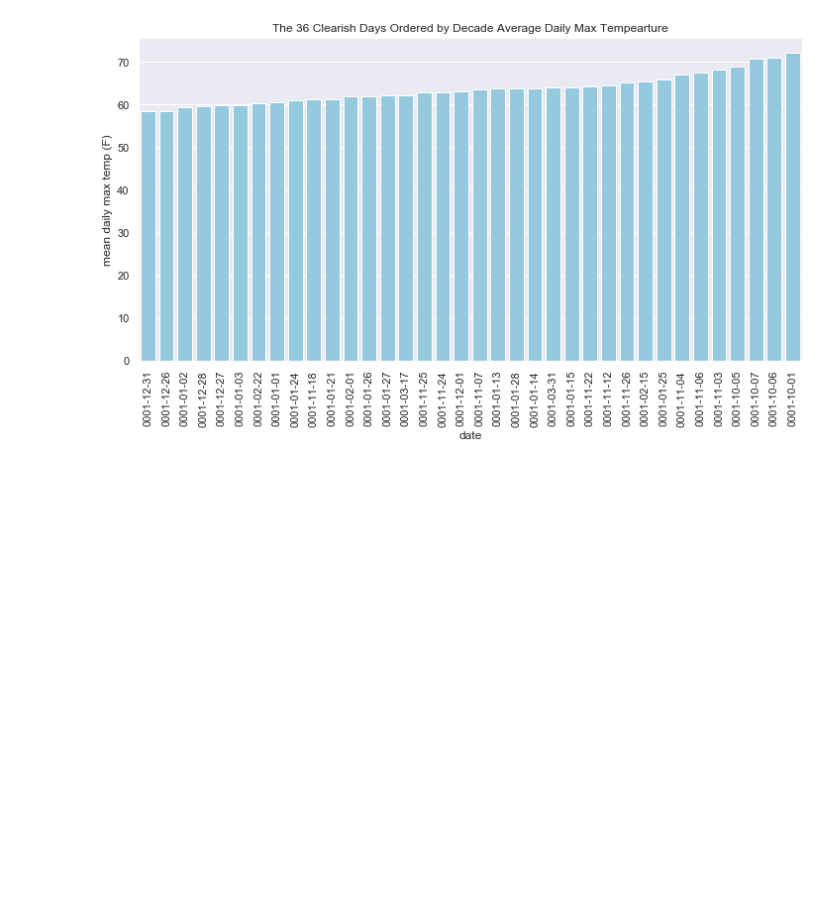
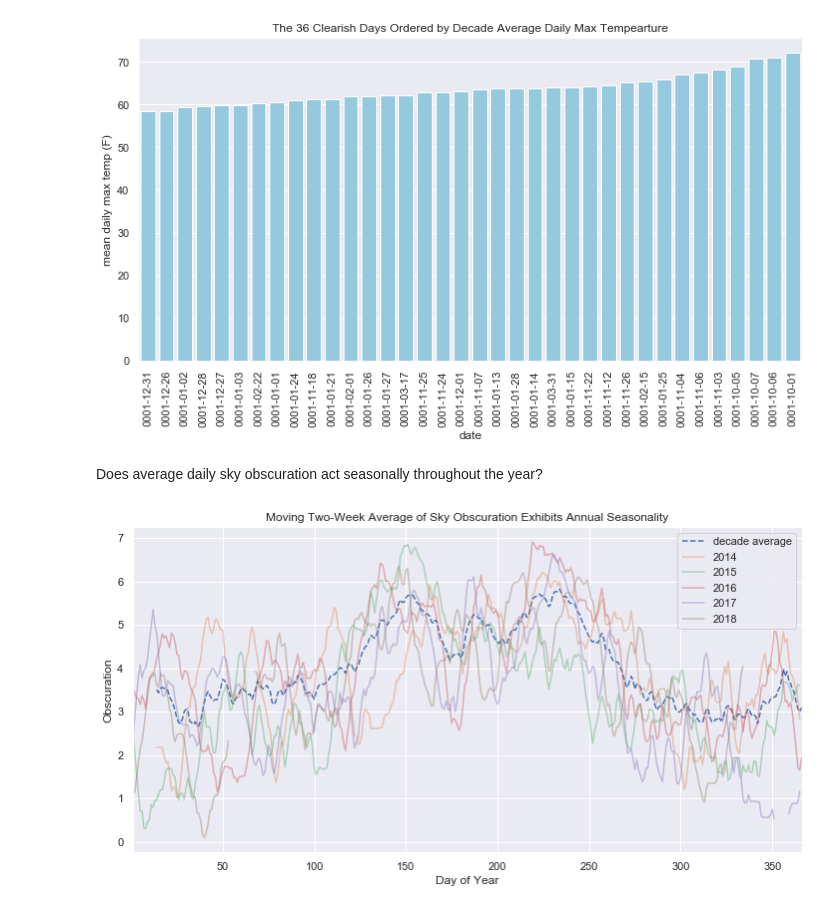
Before and after one commit to jefftrevino/Springboard, a Jupyter notebook: capstone1montereyWeather/exploratory_data_visualization.ipynb, the cells around one changed output. Saved outputs shown, nothing was run; the diff lists cells and outputs as text; code cells hidden in the pictures; blank space fills up the shorter version.

```diff
--- a/capstone1montereyWeather/exploratory_data_visualization.ipynb
+++ b/capstone1montereyWeather/exploratory_data_visualization.ipynb
@@ -481,3 +508,28 @@ plt.xticks(rotation=90)
 plt.show()
 # %% [output]
 [figure]
+# %% [markdown]
+Does average daily sky obscuration act seasonally throughout the year?
+# %%
+plt.figure(figsize=(12, 6))
+
+x = df
+bool_index = (x.index.year >= 2014) & (x.index.year <= 2018) # only these years have data for all days of the year
+x = x[bool_index]
+
+mean_obsc = x.groupby([x.index.year, x.index.dayofyear])['averageObscuration'].mean().rolling(14).mean()
+
+mean_obsc_decade = x.groupby([x.index.dayofyear])['averageObscuration'].mean().rolling(14).mean().plot(label='decade average', linestyle='--')
+
+mean_obsc = mean_obsc.unstack(level=0)
+
+# plot
+for col in mean_obsc.columns:
+    plt.plot(mean_obsc[col], label=str(col), alpha=.4)
+plt.legend()
+plt.title('Moving Two-Week Average of Sky Obscuration Exhibits Annual Seasonality')
+plt.xlabel('Day of Year')
+plt.ylabel('Obscuration')
+plt.show()
+# %% [output]
+[figure, added]
```
Also changed, not shown: parts of 7 cells of this notebook.
